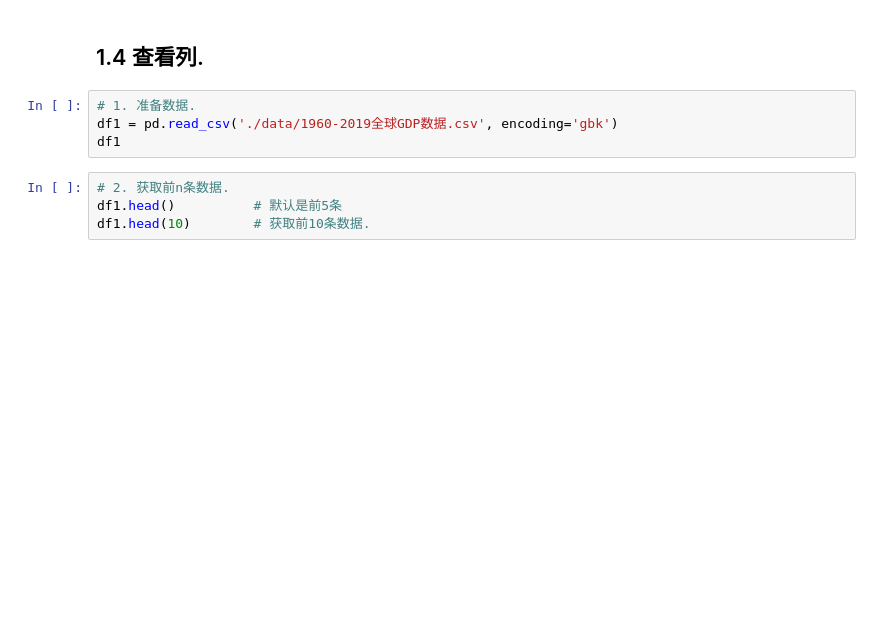
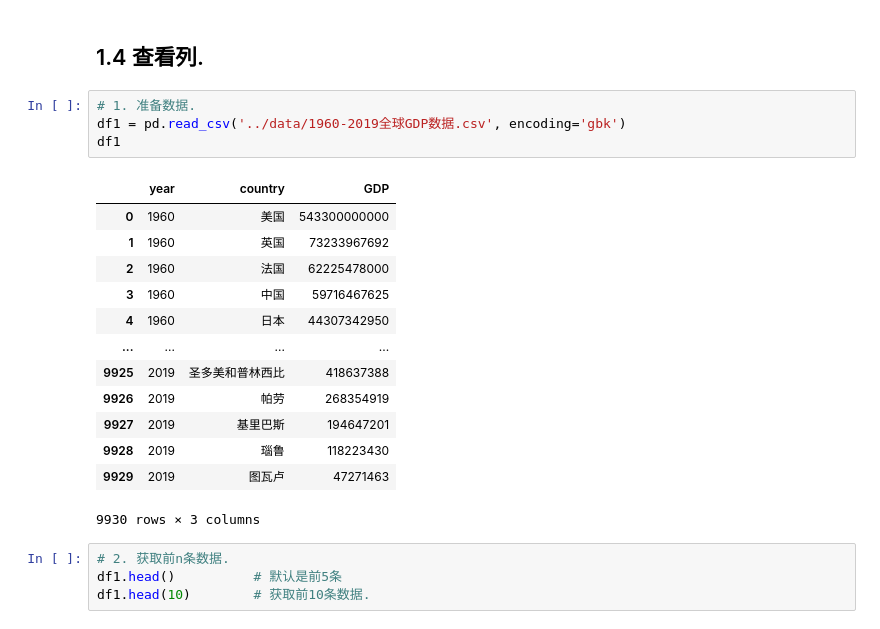
Before and after one commit to lawtherLee/jupyter_study, a Jupyter notebook: pandas/07_pandas操作df_增删改查.ipynb, the cells around one changed output. Saved outputs shown, nothing was run; the diff lists cells and outputs as text; blank space fills up the shorter version.

```diff
--- a/pandas/07_pandas操作df_增删改查.ipynb
+++ b/pandas/07_pandas操作df_增删改查.ipynb
@@ -160,8 +160,22 @@ df2.replace({'中国':'龙国', 1960:2024, '日本':'倭寇'})
 ## 1.4 查看列.
 # %%
 # 1. 准备数据.
-df1 = pd.read_csv('./data/1960-2019全球GDP数据.csv', encoding='gbk')
+df1 = pd.read_csv('../data/1960-2019全球GDP数据.csv', encoding='gbk')
 df1
+# %% [output]
+|  | year | country | GDP |
+| 0 | 1960 | 美国 | 543300000000 |
+| 1 | 1960 | 英国 | 73233967692 |
+| 2 | 1960 | 法国 | 62225478000 |
+| 3 | 1960 | 中国 | 59716467625 |
+| 4 | 1960 | 日本 | 44307342950 |
+| ... | ... | ... | ... |
+| 9925 | 2019 | 圣多美和普林西比 | 418637388 |
+| 9926 | 2019 | 帕劳 | 268354919 |
+| 9927 | 2019 | 基里巴斯 | 194647201 |
+| 9928 | 2019 | 瑙鲁 | 118223430 |
+| 9929 | 2019 | 图瓦卢 | 47271463 |
+9930 rows × 3 columns
 # %%
 # 2. 获取前n条数据.
 df1.head()          # 默认是前5条
```
Also changed, not shown: parts of 6 cells of this notebook, 1 other file.
